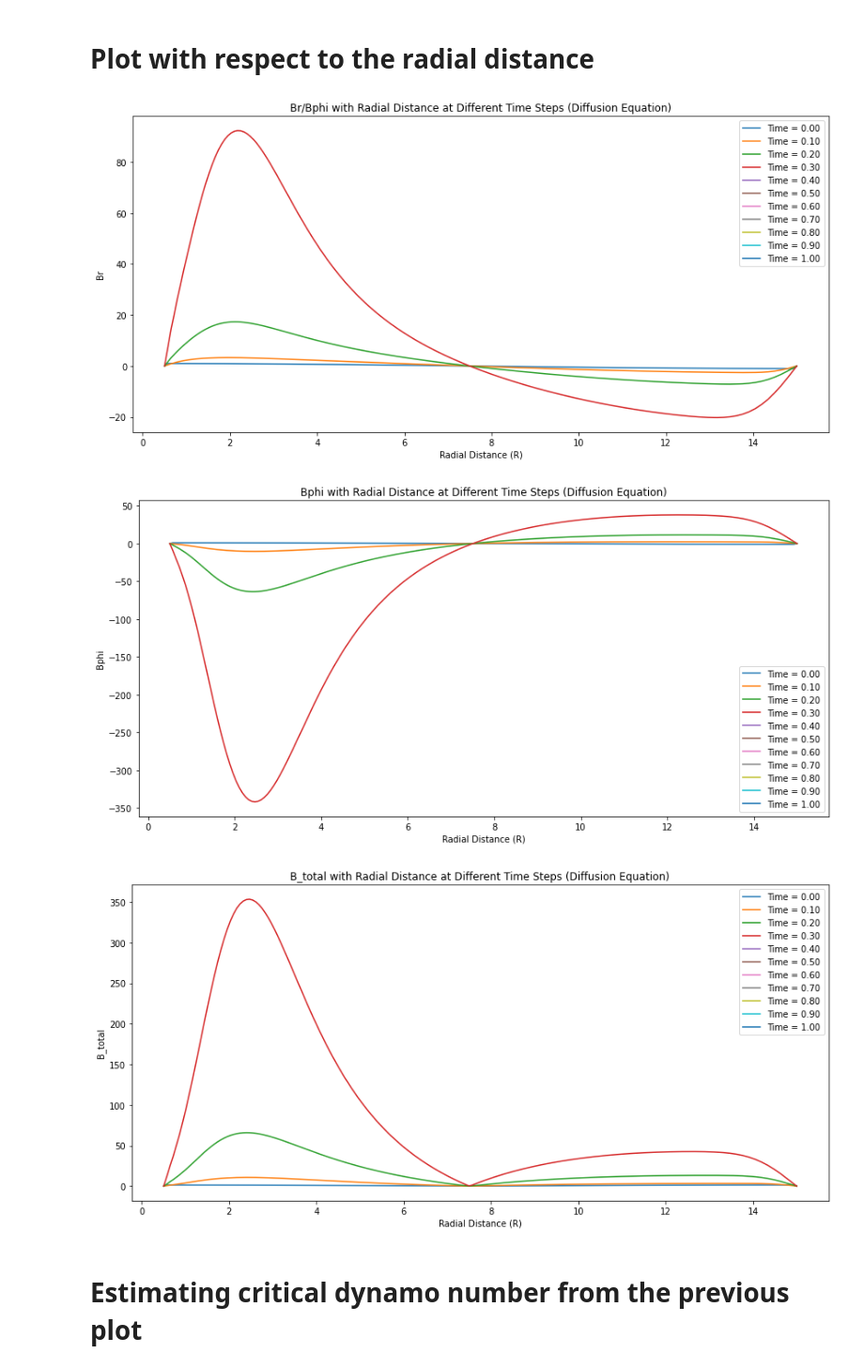
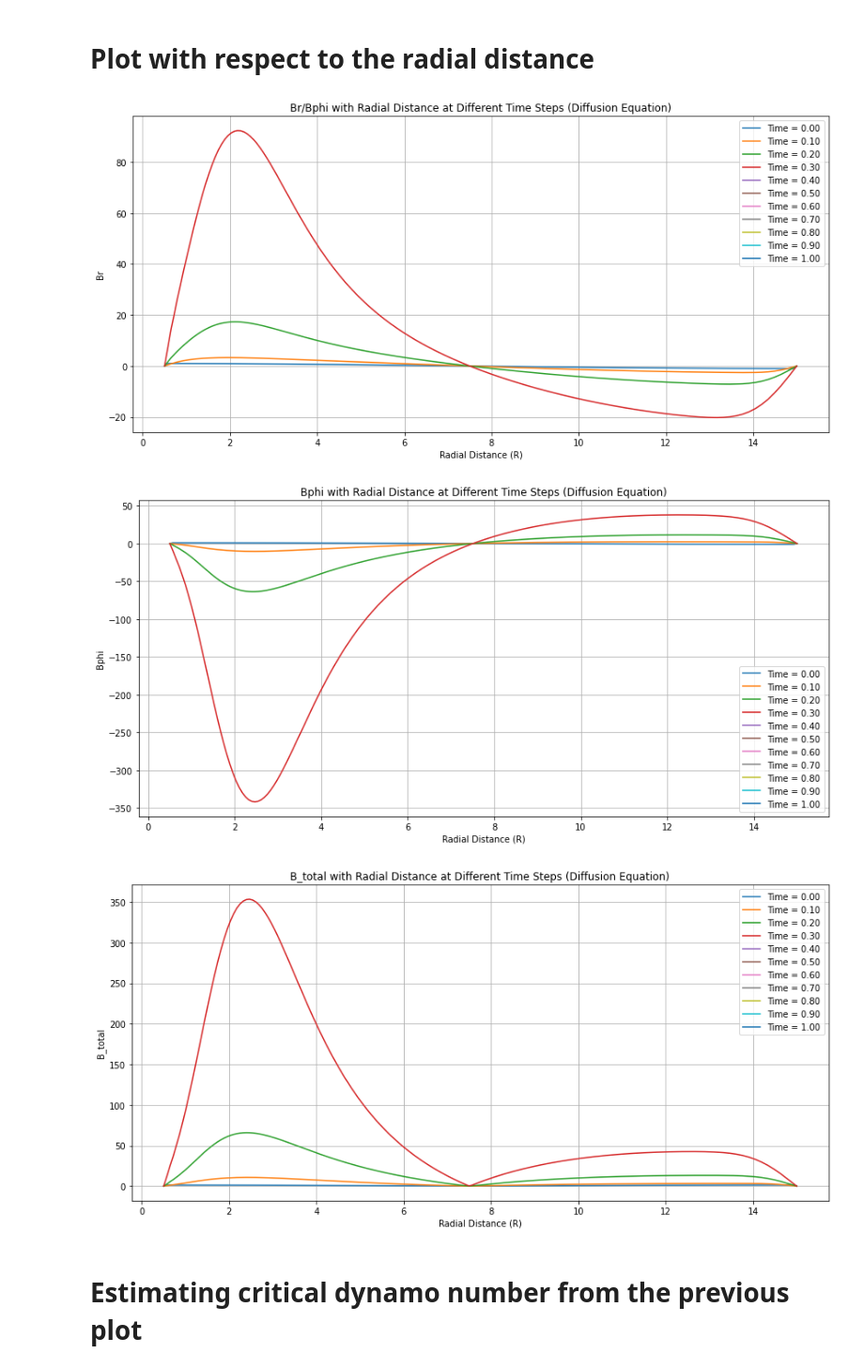
Before and after one commit to Ritabik/Galactic_Dynamo, a Jupyter notebook: Final_Project.ipynb, the cells around one changed output. Shown at 94% size. Drawn from its saved outputs; the diff is of its cells as text; code cells hidden in the pictures.

```diff
--- a/Final_Project.ipynb
+++ b/Final_Project.ipynb
@@ -90,36 +90,39 @@ plt.figure(figsize=(12, 6))
 for t in range(0, Nt + 1, Nt // 10):  # Plot every 10th time step
     plt.plot(R, evolution_Br[t, :], label=f'Time = {t * dt:.2f}')
 plt.xlabel('Radial Distance (R)')
 plt.ylabel('Br')
 plt.title('Br/Bphi with Radial Distance at Different Time Steps (Diffusion Equation)')
 plt.legend()
+plt.grid()
 plt.tight_layout()
 plt.show()
 
 # Plot Bphi with respect to radial distance R at different time steps
 plt.figure(figsize=(12, 6))
 for t in range(0, Nt + 1, Nt // 10):  # Plot every 10th time step
     plt.plot(R, evolution_Bphi[t, :], label=f'Time = {t * dt:.2f}')
 plt.xlabel('Radial Distance (R)')
 plt.ylabel('Bphi')
 plt.title('Bphi with Radial Distance at Different Time Steps (Diffusion Equation)')
 plt.legend()
+plt.grid()
 plt.tight_layout()
 plt.show()
 
 plt.figure(figsize=(12, 6))
 for t in range(0, Nt + 1, Nt // 10):  # Plot every 10th time step
     plt.plot(R, np.sqrt((evolution_Br[t, :])**2+(evolution_Bphi[t, :])**2), label=f'Time = {t * dt:.2f}')
 plt.xlabel('Radial Distance (R)')
 plt.ylabel('B_total')
 plt.title('B_total with Radial Distance at Different Time Steps (Diffusion Equation)')
 plt.legend()
+plt.grid()
 plt.tight_layout()
 plt.show()
 # %% [output]
-[figure, old version]
+[figure, new version]
-[figure, old version]
+[figure, new version]
-[figure, old version]
+[figure, new version]
 # %% [markdown]
 # Estimating critical dynamo number from the previous plot
 # %%
```
Also changed, not shown: parts of 2 cells of this notebook.
